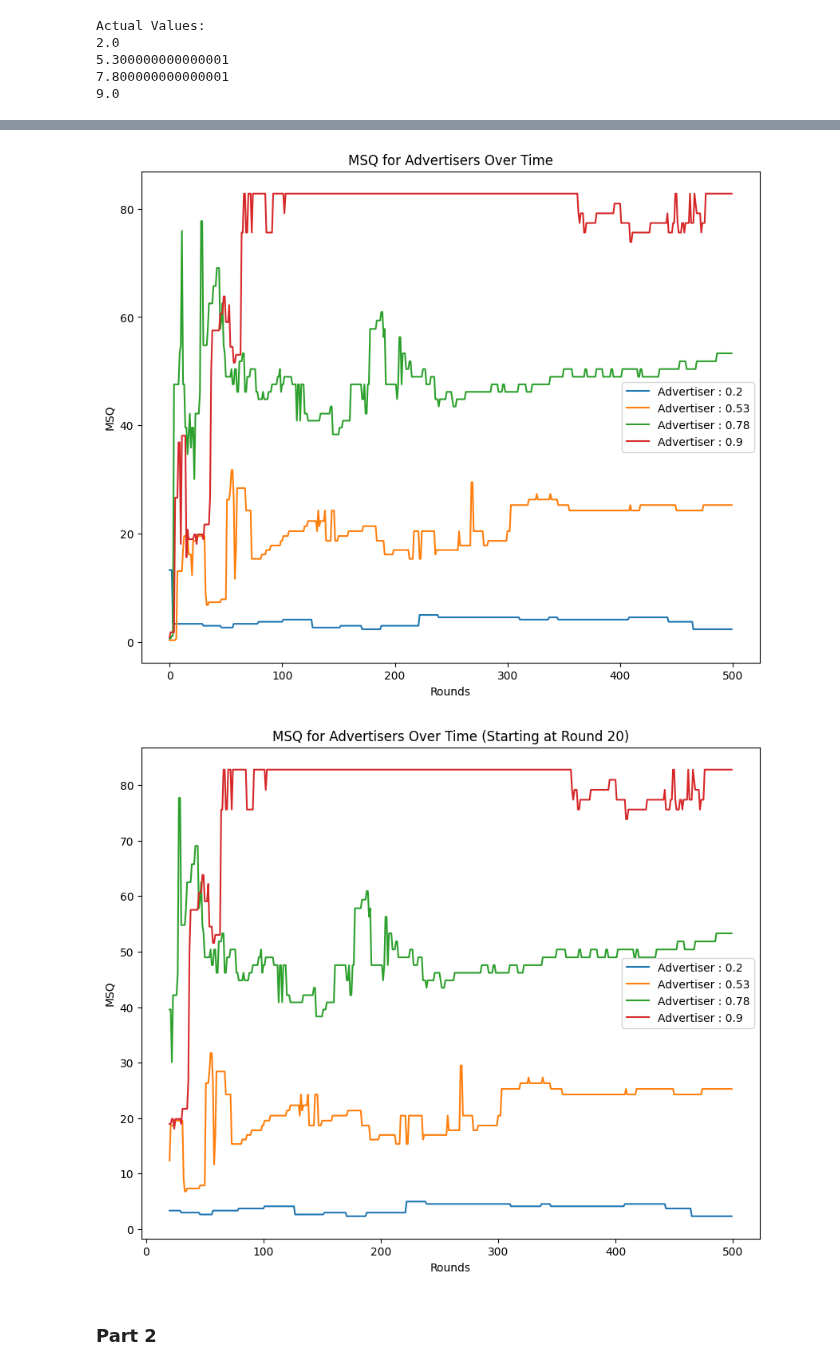
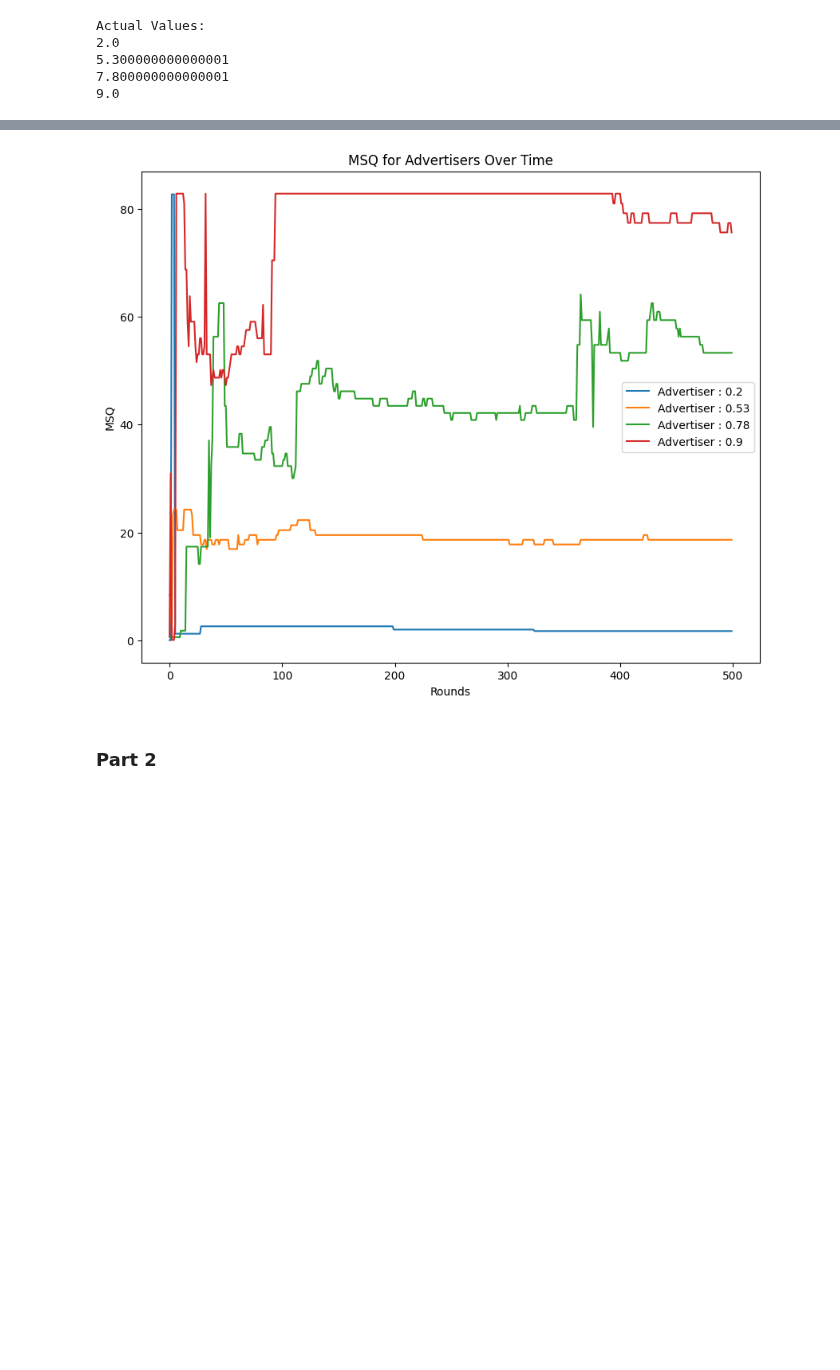
Before and after one commit to PrabhavJain10/Online-Markets, a Jupyter notebook: Project 5/proj5.ipynb, the cells around one changed output, grey strips where cells are left out. Drawn from its saved outputs; the diff is of its cells as text; code cells hidden in the pictures; blank space fills up the shorter version.

```diff
--- a/Project 5/proj5.ipynb
+++ b/Project 5/proj5.ipynb
@@ -42,15 +42,11 @@ class EWAlg:
         return self.regret
 
     def update(self, payoffs):
-        #update payoffs
+        #normalize payoffs
+        #payoffs = payoffs/np.sum(payoffs)
         for j in range(len(payoffs)):
             curPayoff = payoffs[j]
             self.payoffs[j] = self.payoffs[j] + curPayoff
-        sumPayoffs = np.sum(self.payoffs)
-        # normalize payoffs and calculate new weights
-        for j in range(len(payoffs)):
-            if (self.payoffs[j] != 0):
-                self.payoffs[j] = self.payoffs[j]/sumPayoffs
             newWeight = (1+self.epsilon)**(self.payoffs[j]/self.h)
             self.weights[j] = newWeight
         # normalize weights
@@ -221,41 +217,40 @@ Actual regrets:
 # %%
 ##graphing MSQ
 #MSQ = [ [0]*8 for i in range(500)]
 
 
 f = plt.figure()
 f.set_figwidth(10)
 f.set_figheight(8)
 
 for count in range(4):
     plt.plot(np.arange(500), MSQ[count], label = "Advertiser : " + str(actualValues[count]))
 
 plt.title('MSQ for Advertisers Over Time')
 plt.xlabel('Rounds')
 plt.ylabel('MSQ')
 plt.legend()
 plt.show()
 
-f = plt.figure()
-f.set_figwidth(10)
-f.set_figheight(8)
+# f = plt.figure()
+# f.set_figwidth(10)
+# f.set_figheight(8)
 
-for count in range(4):
-    plt.plot(np.arange(500)[20:500], MSQ[count][20:500], label = "Advertiser : " + str(actualValues[count]))
+# for count in range(4):
+#     plt.plot(np.arange(500)[20:500], MSQ[count][20:500], label = "Advertiser : " + str(actualValues[count]))
 
-plt.title('MSQ for Advertisers Over Time (Starting at Round 20)')
-plt.xlabel('Rounds')
-plt.ylabel('MSQ')
-plt.legend()
-plt.show()
+# plt.title('MSQ for Advertisers Over Time (Starting at Round 20)')
+# plt.xlabel('Rounds')
+# plt.ylabel('MSQ')
+# plt.legend()
+# plt.show()
 
 
 # print ("Actual regrets:")
 # for advertiser in advertisers:
 #     print(advertiser.getRegret())
 # %% [output]
-[figure, old version]
+[figure, new version]
-[figure, removed]
 # %% [markdown]
 ### Part 2
 # %%
```
Also changed, not shown: parts of 9 cells of this notebook.
